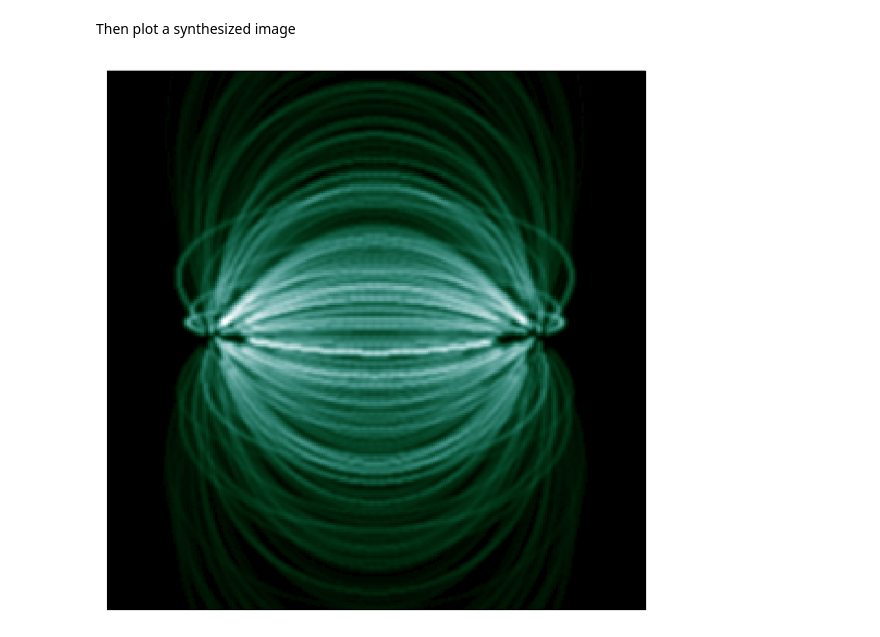
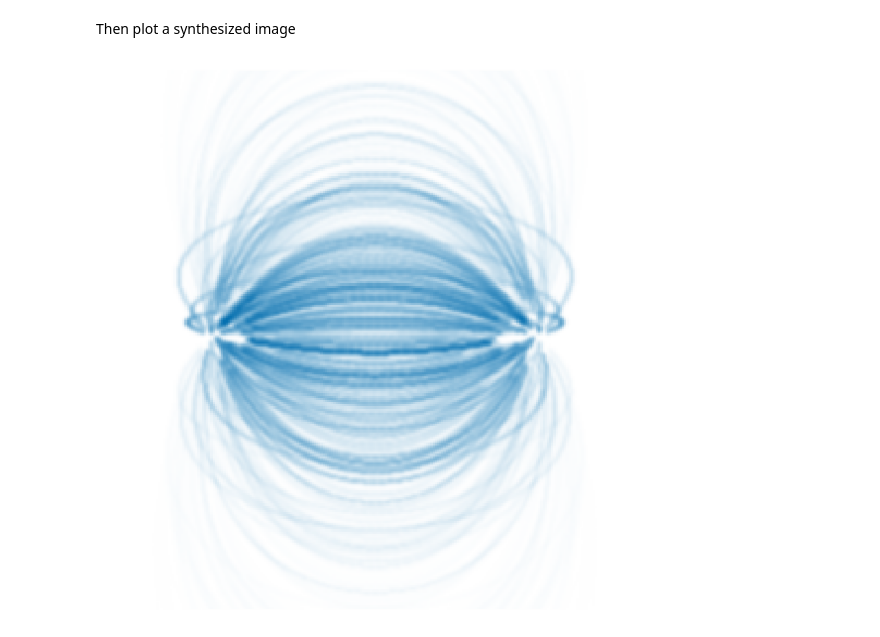
Before and after one commit to wtbarnes/tess-2018-talk, a Jupyter notebook: notebooks/diagram.ipynb, the cells around one changed output. Cells and saved outputs as stored; diff of their text form; code cells hidden in the pictures.

Commit message:
nb for creating logo images

```diff
--- a/notebooks/diagram.ipynb
+++ b/notebooks/diagram.ipynb
@@ -303,15 +316,23 @@ m = m.submap(
 # %%
 fig = plt.figure(figsize=(10,10))
 ax = fig.gca(projection=m)
+blues_cmap = matplotlib.colors.LinearSegmentedColormap.from_list(
+    'Blues_nice',
+    [(1,1,1),(5/255,112/255,176/255)],
+    1000,
+)
 m.plot(axes=ax,annotate=False,title=False,
-       norm=ImageNormalize(vmin=0,vmax=5e0,stretch=AsinhStretch(0.1))
+       norm=ImageNormalize(vmin=0,vmax=5e0,stretch=AsinhStretch(0.1)),
+       cmap=blues_cmap,
       )
 ax.grid(alpha=0)
 lon,lat = ax.coords[0],ax.coords[1]
 lon.set_ticklabel_visible(False)
 lat.set_ticklabel_visible(False)
 lon.set_ticks_visible(False)
 lat.set_ticks_visible(False)
+lon.frame.set_linewidth(0.)
+lat.frame.set_linewidth(0.)
 fig.savefig('../img/aia_diagram.png',format='png',dpi=300,bbox_inches='tight')
 # %% [output]
-[figure, old version]
+[figure, new version]
```
Also changed, not shown: parts of 4 cells of this notebook, 1 other file.
